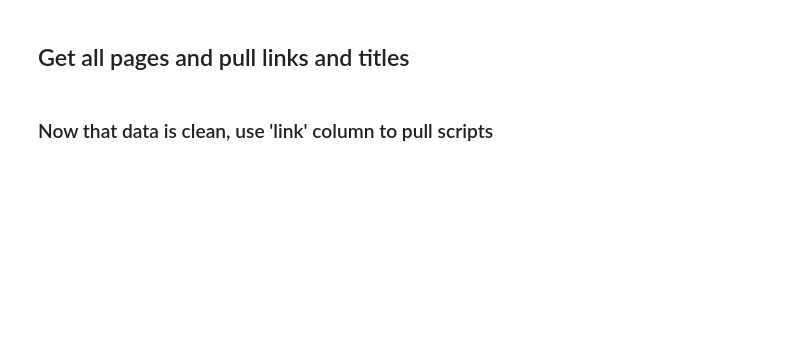
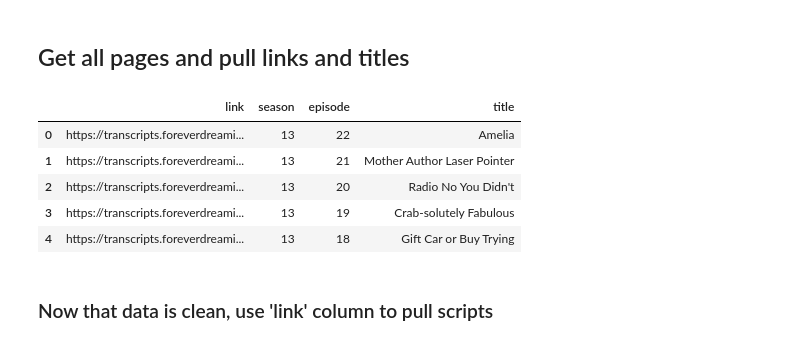
Before and after one commit to cassnutt/BobsBurgersNLP, a Jupyter notebook: Bobs_Burgers_NLP.ipynb, the cells around one changed output. Cells and saved outputs as stored; diff of their text form; code cells hidden in the pictures; blank space fills up the shorter version.

```diff
--- a/Bobs_Burgers_NLP.ipynb
+++ b/Bobs_Burgers_NLP.ipynb
@@ -83,3 +82,12 @@ start = 'https://transcripts.foreverdreaming.org'
 df['link'] = start + df['link'].astype(str)
 # %%
 df = df.drop(columns = 'title_full')
+# %%
+df.head()
+# %% [output]
+|  | link | season | episode | title |
+| 0 | https://transcripts.foreverdreami... | 13 | 22 | Amelia |
+| 1 | https://transcripts.foreverdreami... | 13 | 21 | Mother Author Laser Pointer |
+| 2 | https://transcripts.foreverdreami... | 13 | 20 | Radio No You Didn't |
+| 3 | https://transcripts.foreverdreami... | 13 | 19 | Crab-solutely Fabulous |
+| 4 | https://transcripts.foreverdreami... | 13 | 18 | Gift Car or Buy Trying |
```
Also changed, not shown: parts of 26 cells of this notebook, 2 other files.
